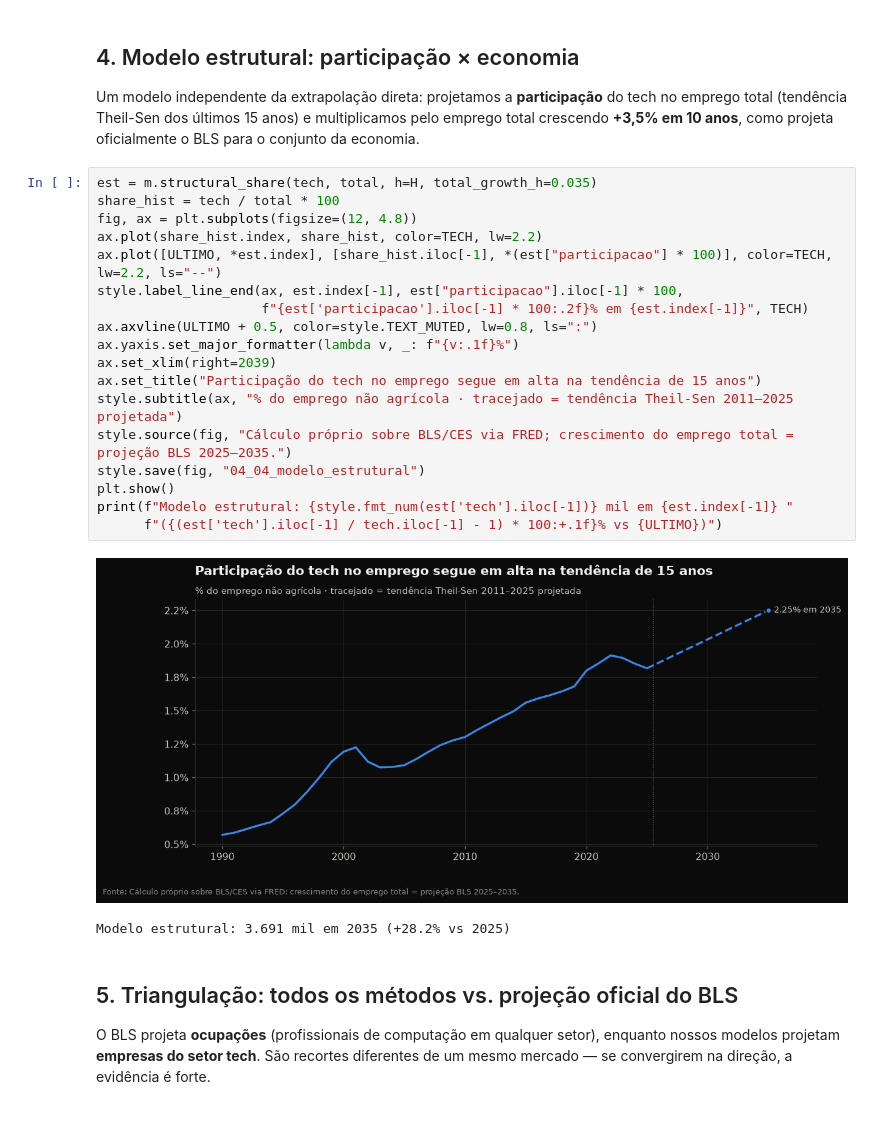
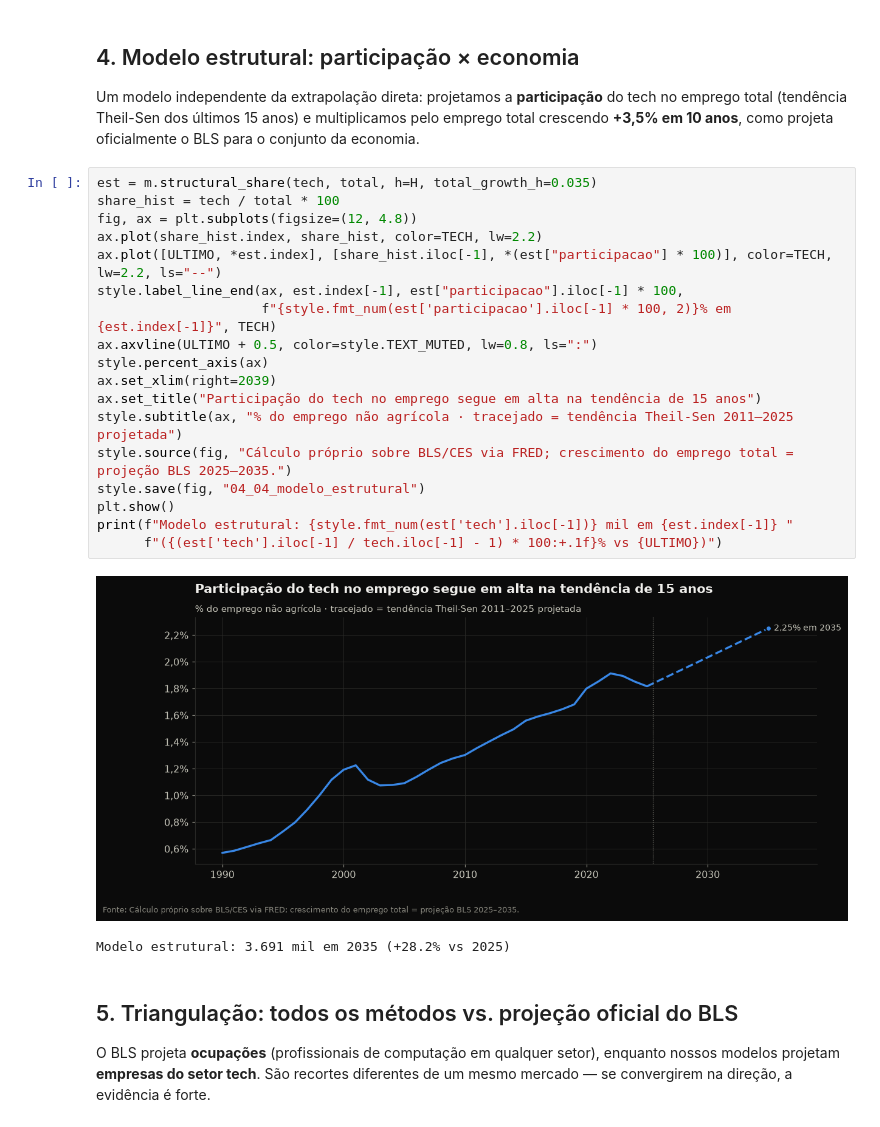
Before and after one commit to Filip3Owl/tech-jobs-forecast, a Jupyter notebook: notebooks/04_previsao_2035.ipynb, the cells around one changed output. Cells and saved outputs as stored; diff of their text form.

```diff
--- a/notebooks/04_previsao_2035.ipynb
+++ b/notebooks/04_previsao_2035.ipynb
@@ -254,23 +254,23 @@ como projeta oficialmente o BLS para o conjunto da economia.
 # %%
 est = m.structural_share(tech, total, h=H, total_growth_h=0.035)
 share_hist = tech / total * 100
 fig, ax = plt.subplots(figsize=(12, 4.8))
 ax.plot(share_hist.index, share_hist, color=TECH, lw=2.2)
 ax.plot([ULTIMO, *est.index], [share_hist.iloc[-1], *(est["participacao"] * 100)], color=TECH, lw=2.2, ls="--")
 style.label_line_end(ax, est.index[-1], est["participacao"].iloc[-1] * 100,
-                     f"{est['participacao'].iloc[-1] * 100:.2f}% em {est.index[-1]}", TECH)
+                     f"{style.fmt_num(est['participacao'].iloc[-1] * 100, 2)}% em {est.index[-1]}", TECH)
 ax.axvline(ULTIMO + 0.5, color=style.TEXT_MUTED, lw=0.8, ls=":")
-ax.yaxis.set_major_formatter(lambda v, _: f"{v:.1f}%")
+style.percent_axis(ax)
 ax.set_xlim(right=2039)
 ax.set_title("Participação do tech no emprego segue em alta na tendência de 15 anos")
 style.subtitle(ax, "% do emprego não agrícola · tracejado = tendência Theil-Sen 2011–2025 projetada")
 style.source(fig, "Cálculo próprio sobre BLS/CES via FRED; crescimento do emprego total = projeção BLS 2025–2035.")
 style.save(fig, "04_04_modelo_estrutural")
 plt.show()
 print(f"Modelo estrutural: {style.fmt_num(est['tech'].iloc[-1])} mil em {est.index[-1]} "
       f"({(est['tech'].iloc[-1] / tech.iloc[-1] - 1) * 100:+.1f}% vs {ULTIMO})")
 # %% [output]
-[figure, old version]
+[figure, new version]
 Modelo estrutural: 3.691 mil em 2035 (+28.2% vs 2025)
 # %% [markdown]
 ## 5. Triangulação: todos os métodos vs. projeção oficial do BLS
```
Also changed, not shown: 5 other files.
